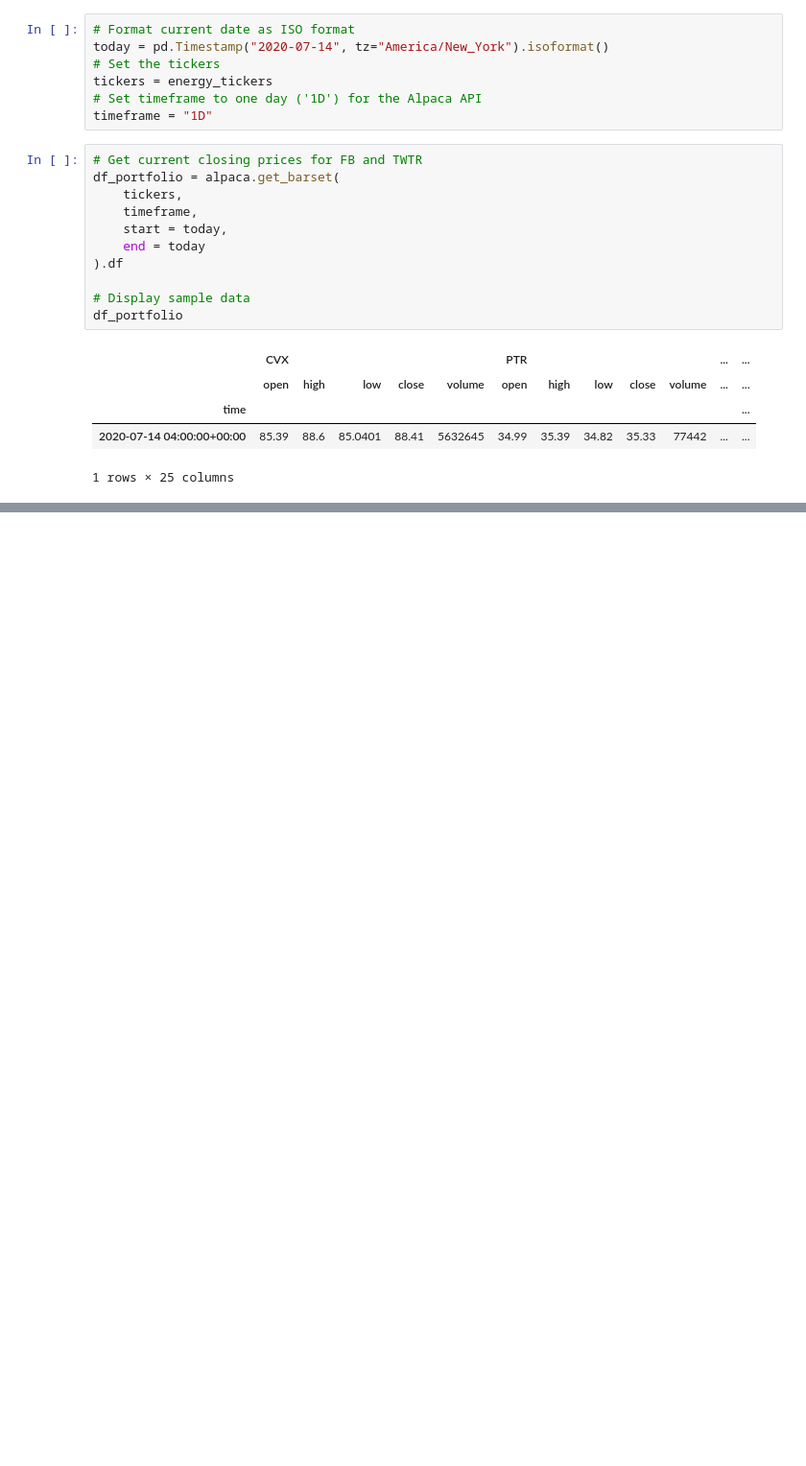
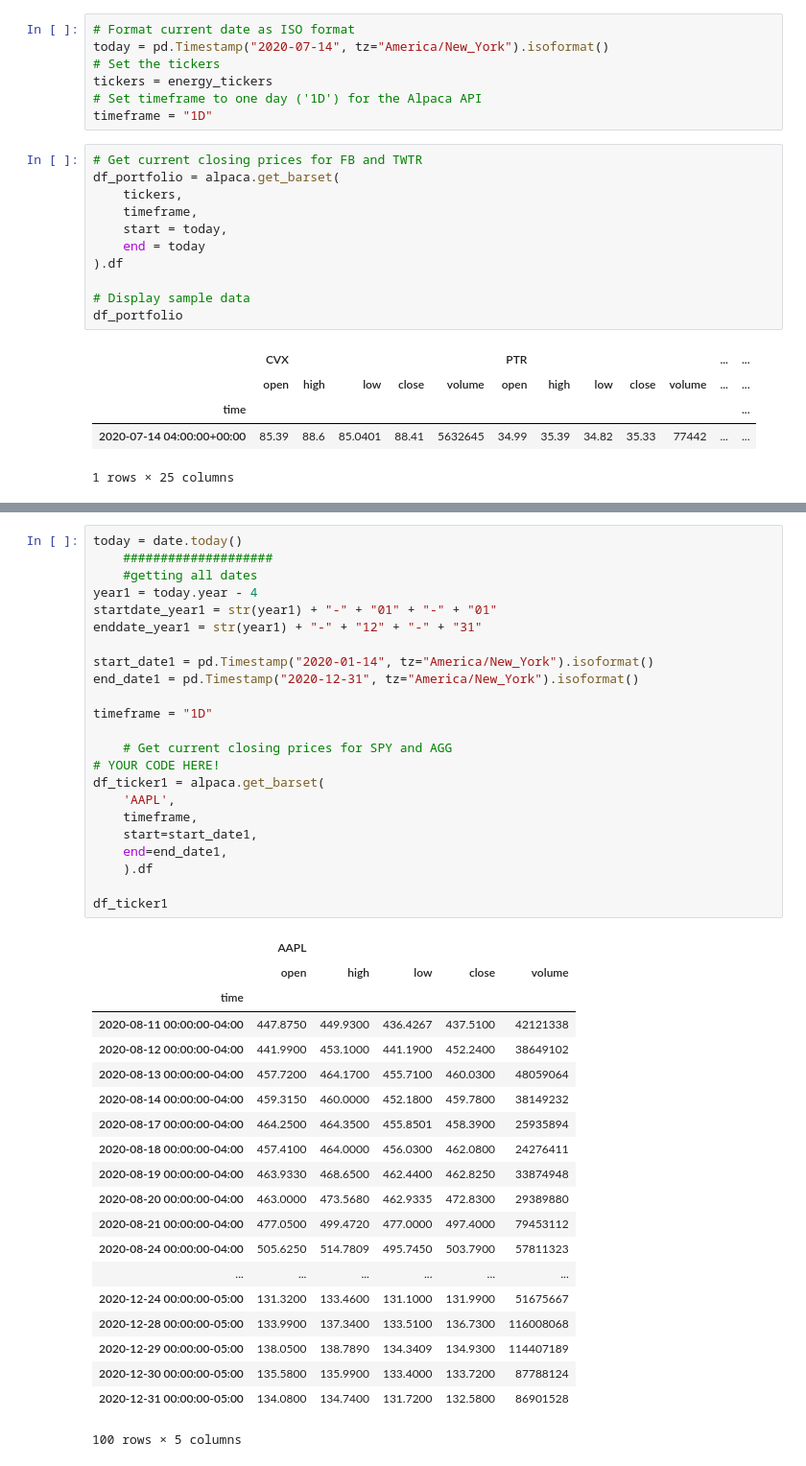
Before and after one commit to chimdyke82/j-Camp, a Jupyter notebook: Project1.ipynb, the cells around one changed output, grey strips where cells are left out. Shown at 96% size. Drawn from its saved outputs; the diff is of its cells as text; blank space fills up the shorter version.

```diff
--- a/Project1.ipynb
+++ b/Project1.ipynb
@@ -161,0 +314,44 @@ df_portfolio
+# %%
+today = date.today()
+    ####################
+    #getting all dates
+year1 = today.year - 4
+startdate_year1 = str(year1) + "-" + "01" + "-" + "01"
+enddate_year1 = str(year1) + "-" + "12" + "-" + "31"
+
+start_date1 = pd.Timestamp("2020-01-14", tz="America/New_York").isoformat()
+end_date1 = pd.Timestamp("2020-12-31", tz="America/New_York").isoformat()
+
+timeframe = "1D"
+
+    # Get current closing prices for SPY and AGG
+# YOUR CODE HERE!
+df_ticker1 = alpaca.get_barset(
+    'AAPL',
+    timeframe,
+    start=start_date1,
+    end=end_date1,
+    ).df
+
+df_ticker1
+# %% [output]
+|  | AAPL |  |  |  |  |
+|  | open | high | low | close | volume |
+| time |  |  |  |  |  |
+| 2020-08-11 00:00:00-04:00 | 447.8750 | 449.9300 | 436.4267 | 437.5100 | 42121338 |
+| 2020-08-12 00:00:00-04:00 | 441.9900 | 453.1000 | 441.1900 | 452.2400 | 38649102 |
+| 2020-08-13 00:00:00-04:00 | 457.7200 | 464.1700 | 455.7100 | 460.0300 | 48059064 |
+| 2020-08-14 00:00:00-04:00 | 459.3150 | 460.0000 | 452.1800 | 459.7800 | 38149232 |
+| 2020-08-17 00:00:00-04:00 | 464.2500 | 464.3500 | 455.8501 | 458.3900 | 25935894 |
+| 2020-08-18 00:00:00-04:00 | 457.4100 | 464.0000 | 456.0300 | 462.0800 | 24276411 |
+| 2020-08-19 00:00:00-04:00 | 463.9330 | 468.6500 | 462.4400 | 462.8250 | 33874948 |
+| 2020-08-20 00:00:00-04:00 | 463.0000 | 473.5680 | 462.9335 | 472.8300 | 29389880 |
+| 2020-08-21 00:00:00-04:00 | 477.0500 | 499.4720 | 477.0000 | 497.4000 | 79453112 |
+| 2020-08-24 00:00:00-04:00 | 505.6250 | 514.7809 | 495.7450 | 503.7900 | 57811323 |
+| ... | ... | ... | ... | ... | ... |
+| 2020-12-24 00:00:00-05:00 | 131.3200 | 133.4600 | 131.1000 | 131.9900 | 51675667 |
+| 2020-12-28 00:00:00-05:00 | 133.9900 | 137.3400 | 133.5100 | 136.7300 | 116008068 |
+| 2020-12-29 00:00:00-05:00 | 138.0500 | 138.7890 | 134.3409 | 134.9300 | 114407189 |
+| 2020-12-30 00:00:00-05:00 | 135.5800 | 135.9900 | 133.4000 | 133.7200 | 87788124 |
+| 2020-12-31 00:00:00-05:00 | 134.0800 | 134.7400 | 131.7200 | 132.5800 | 86901528 |
+100 rows × 5 columns
```
Also changed, not shown: parts of 8 cells of this notebook.
